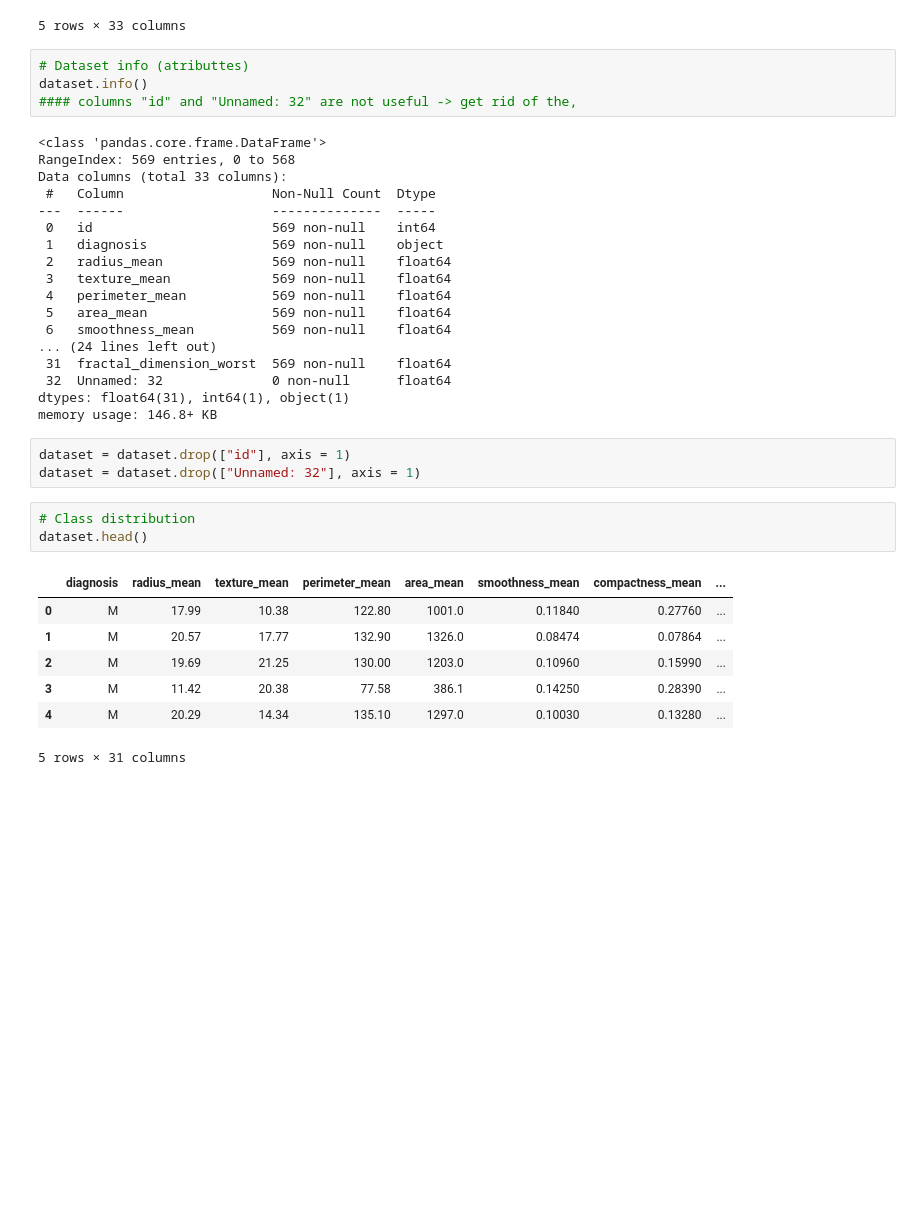
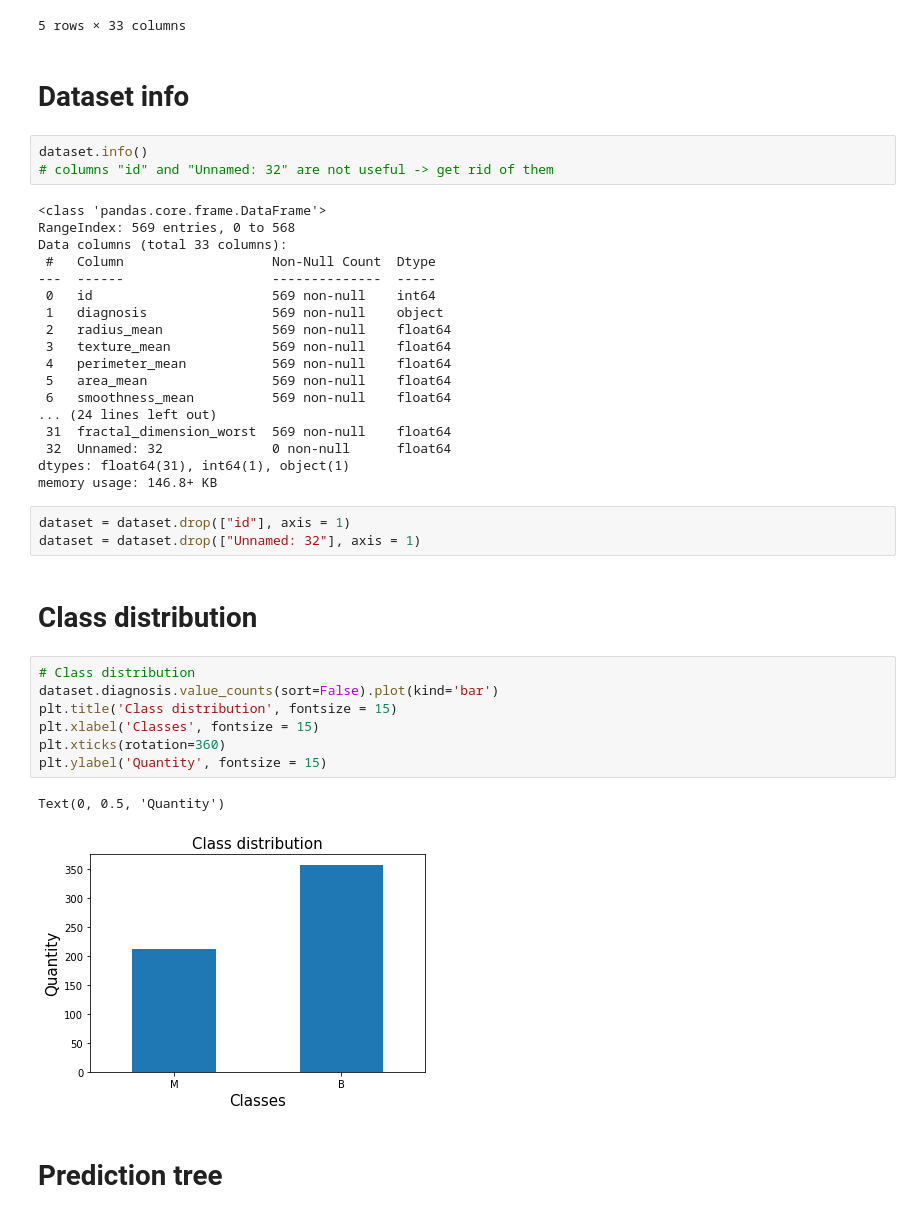
Before and after one commit to janburian/Semestralni_prace_ZSY, a Jupyter notebook: breast_cancer.ipynb, the cells around one changed output. Cells and saved outputs as stored; diff of their text form; blank space fills up the shorter version.

```diff
--- a/breast_cancer.ipynb
+++ b/breast_cancer.ipynb
@@ -20,10 +23,11 @@ dataset.head()
 | 3 | 84348301 | M | 11.42 | 20.38 | 77.58 | 386.1 | 0.14250 | ... |
 | 4 | 84358402 | M | 20.29 | 14.34 | 135.10 | 1297.0 | 0.10030 | ... |
 5 rows × 33 columns
+# %% [markdown]
+# Dataset info
 # %%
-# Dataset info (atributtes)
 dataset.info()
-#### columns "id" and "Unnamed: 32" are not useful -> get rid of the,
+# columns "id" and "Unnamed: 32" are not useful -> get rid of them
 # %% [output]
 <class 'pandas.core.frame.DataFrame'>
 RangeIndex: 569 entries, 0 to 568
@@ -45,14 +49,17 @@ memory usage: 146.8+ KB
 # %%
 dataset = dataset.drop(["id"], axis = 1)
 dataset = dataset.drop(["Unnamed: 32"], axis = 1)
-# %%
-# Class distribution
-dataset.head()
-# %% [output]
-|  | diagnosis | radius_mean | texture_mean | perimeter_mean | area_mean | smoothness_mean | compactness_mean | ... |
-| 0 | M | 17.99 | 10.38 | 122.80 | 1001.0 | 0.11840 | 0.27760 | ... |
-| 1 | M | 20.57 | 17.77 | 132.90 | 1326.0 | 0.08474 | 0.07864 | ... |
-| 2 | M | 19.69 | 21.25 | 130.00 | 1203.0 | 0.10960 | 0.15990 | ... |
-| 3 | M | 11.42 | 20.38 | 77.58 | 386.1 | 0.14250 | 0.28390 | ... |
-| 4 | M | 20.29 | 14.34 | 135.10 | 1297.0 | 0.10030 | 0.13280 | ... |
-5 rows × 31 columns
+# %% [markdown]
+# Class distribution
+# %%
+# Class distribution
+dataset.diagnosis.value_counts(sort=False).plot(kind='bar')
+plt.title('Class distribution', fontsize = 15)
+plt.xlabel('Classes', fontsize = 15)
+plt.xticks(rotation=360)
+plt.ylabel('Quantity', fontsize = 15)
+# %% [output]
+Text(0, 0.5, 'Quantity')
+[figure, added]
+# %% [markdown]
+# Prediction tree
```
Also changed, not shown: parts of 8 cells of this notebook, 1 other file.
